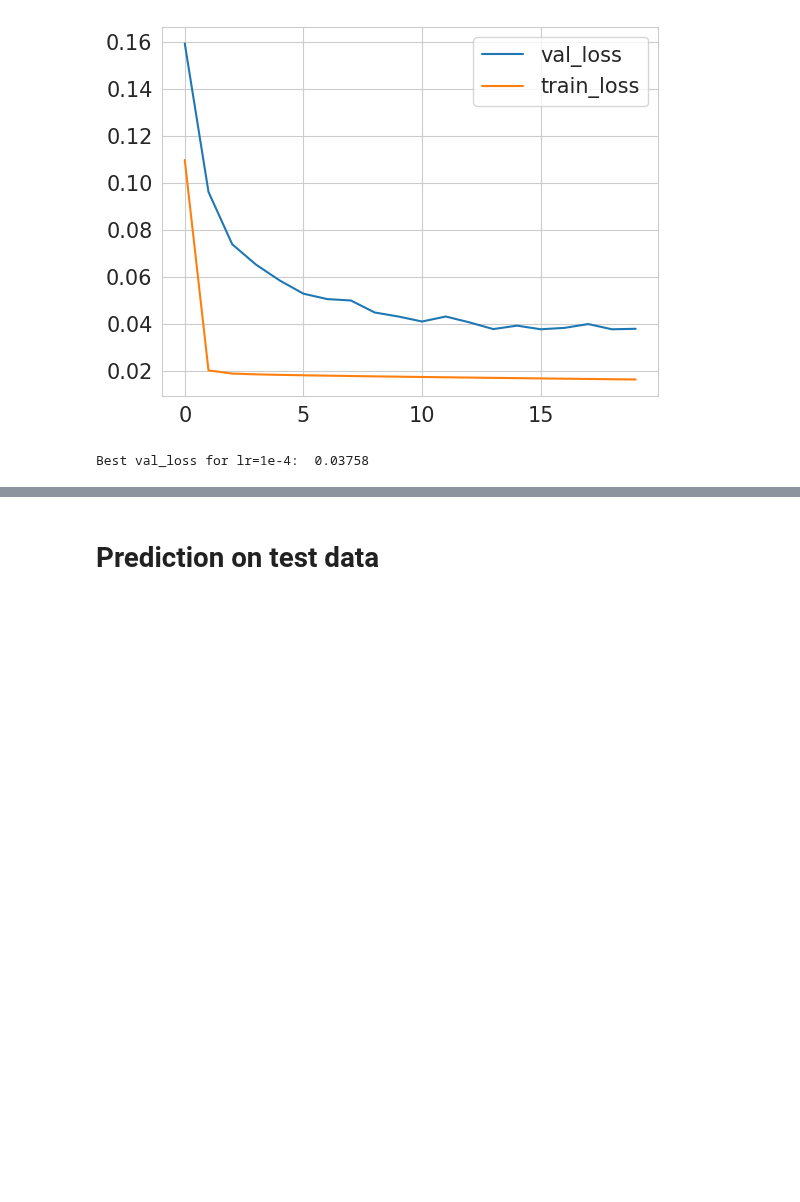
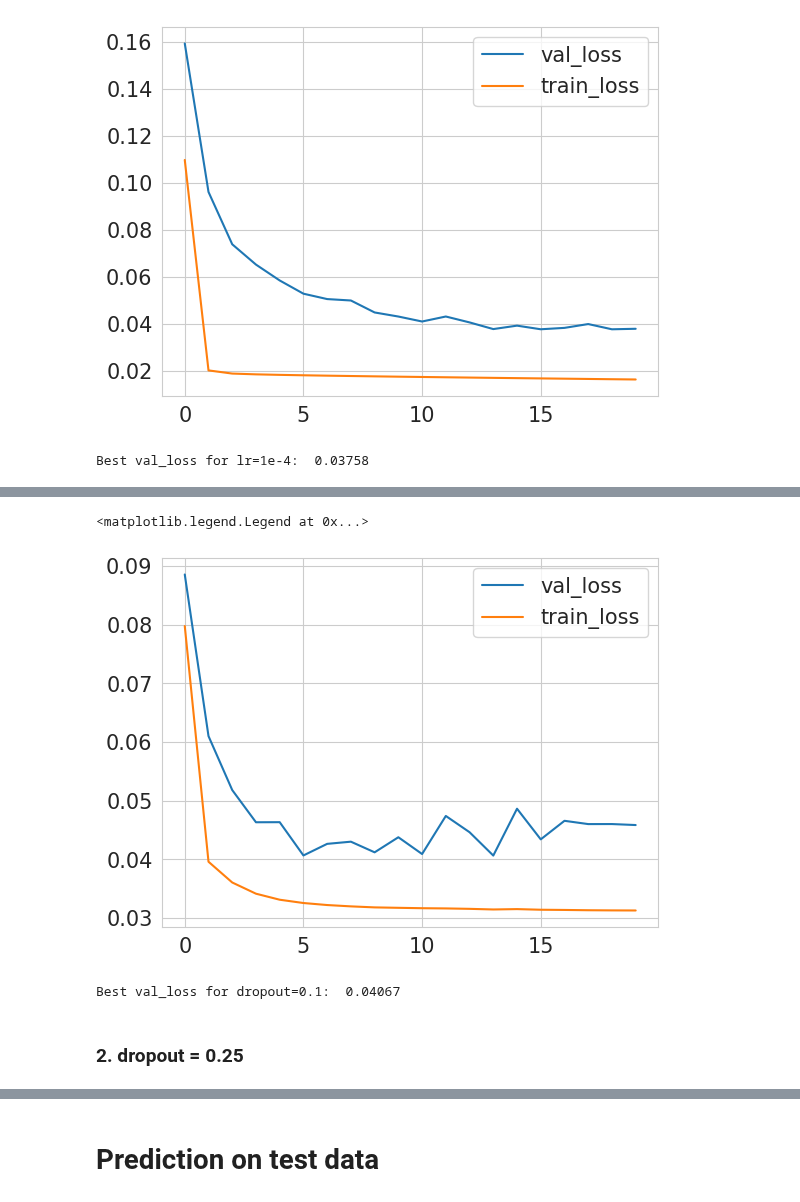
Before and after one commit to OkoksNeDam/geoinformation-data-forecasting, a Jupyter notebook: lstm.ipynb, the cells around one changed output, grey strips where cells are left out. Drawn from its saved outputs; the diff is of its cells as text; code cells hidden in the pictures; blank space fills up the shorter version.

Commit message:
added dropout layers

```diff
--- a/lstm.ipynb
+++ b/lstm.ipynb
@@ -661,0 +664,15 @@ Best val_loss for lr=1e-4:  0.03758
+# %%
+FILLING_NAN_METHOD = 'mean'
+
+df_train_filled = fill_missing_values(df_train, method=FILLING_NAN_METHOD)
+df_val_filled = fill_missing_values(df_val, method=FILLING_NAN_METHOD)
+
+scaler = StandardScaler()
+df_train_filled.y = scaler.fit_transform(np.array(df_train_filled.y).reshape(-1, 1)).T[0]
+df_val_filled.y = scaler.transform(np.array(df_val_filled.y).reshape(-1, 1)).T[0]
+
+df_train_filled.index = pd.to_datetime(df_train_filled['ds'], format='%Y-%m-%d %H:%M:%S')
+df_val_filled.index = pd.to_datetime(df_val_filled['ds'], format='%Y-%m-%d %H:%M:%S')
+
+df_train_filled.drop(columns=['ds'], inplace=True)
+df_val_filled.drop(columns=['ds'], inplace=True)
@@ -661,0 +681,18 @@ Best val_loss for lr=1e-4:  0.03758
+# %%
+N_LAGS = 5
+LEARNING_RATE = 1e-3
+
+series_input = Input(shape = (df_train_filled.shape[1],1,))
+
+X_train, y_train = df_to_X_y(df_train_filled, N_LAGS)
+X_val, y_val = df_to_X_y(df_val_filled, N_LAGS)
+
+model = Sequential()
+model.add(InputLayer((N_LAGS, 1)))
+model.add(LSTM(64))
+model.add(Dropout(0.1))
+model.add(Dense(8, 'relu'))
+model.add(Dense(1, 'linear'))
+
+model.compile(loss=MeanSquaredError(), optimizer=SGD(learning_rate=LEARNING_RATE, momentum=0.9), metrics=[RootMeanSquaredError()])
+model_history = model.fit(X_train, y_train, validation_data=(X_val, y_val), epochs=20)
@@ -661,0 +717,16 @@ Best val_loss for lr=1e-4:  0.03758
+# %%
+train_losses = model_history.history['loss']
+val_losses = model_history.history['val_loss']
+# %%
+plt.plot(val_losses, label='val_loss')
+plt.plot(train_losses, label='train_loss')
+plt.legend()
+# %% [output]
+<matplotlib.legend.Legend at 0x...>
+[figure, added]
+# %%
+print(f'Best val_loss for dropout=0.1: ', round(min(val_losses), 5))
+# %% [output]
+Best val_loss for dropout=0.1:  0.04067
+# %% [markdown]
+### 2. dropout = 0.25
```
Also changed, not shown: parts of 12 cells of this notebook.
